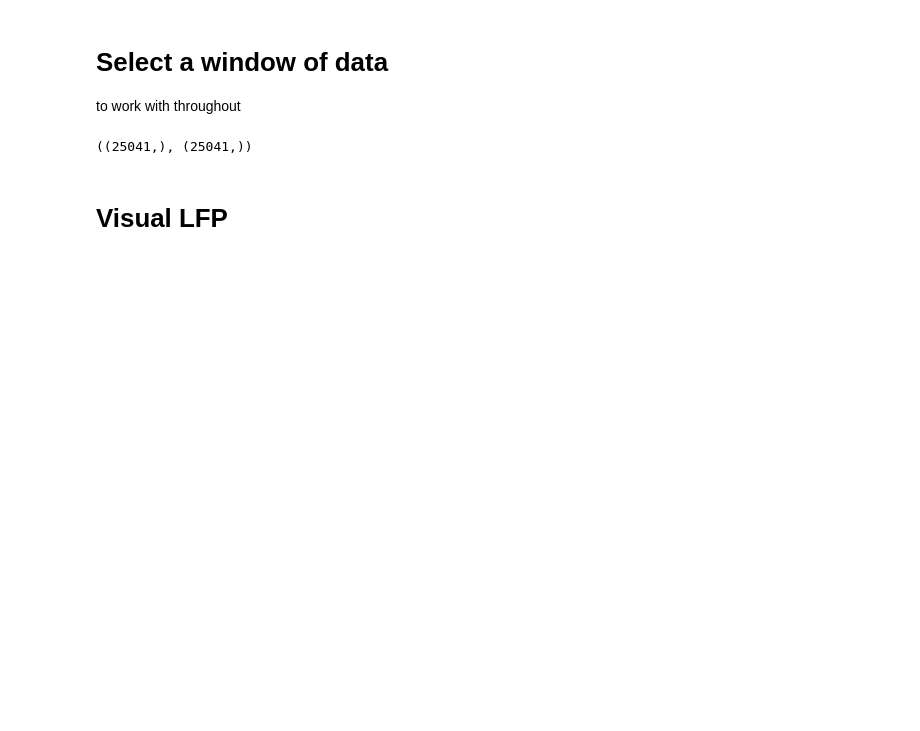
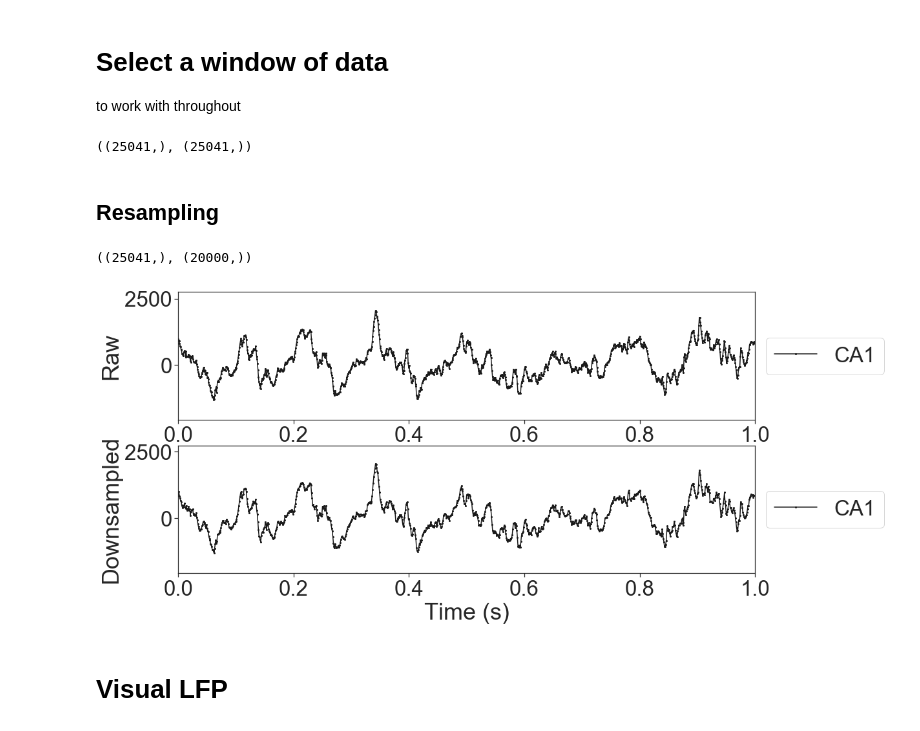
Before and after one commit to voytekresearch/resistingrhythm, a Jupyter notebook: resistingrhythm/ipynb/testing_real_theta.ipynb, the cells around one changed output. Saved outputs shown, nothing was run; the diff lists cells and outputs as text; code cells hidden in the pictures; blank space fills up the shorter version.

```diff
--- a/resistingrhythm/ipynb/testing_real_theta.ipynb
+++ b/resistingrhythm/ipynb/testing_real_theta.ipynb
@@ -52,6 +54,31 @@ lfp_raw = lfp_raw[m]
 lfp_raw.shape, lfp_times.shape
 # %% [output]
 ((25041,), (25041,))
+# %% [markdown]
+## Resampling
+# %%
+lfp_sampled = signal.resample(lfp_raw, int((lfp_raw.size / sampling_rate)*1000))
+lfp_sampled_times = np.arange(0, len(lfp_sampled)/1000, 1/1000)
+# %%
+lfp_raw.shape, lfp_sampled.shape
+# %% [output]
+((25041,), (20000,))
+# %%
+fig, ax = plt.subplots(2, figsize=(16, 8))
+
+_ = ax[0].plot(lfp_times, lfp_raw, markersize=2, marker='o', linestyle='-', color='k', label='CA1')
+_ = ax[0].set_xlabel("Time (s)")
+_ = ax[0].set_ylabel("Raw")
+_ = ax[0].legend(loc='center left', bbox_to_anchor=(1, 0.5))
+_ = ax[0].set_xlim(0, 1)
+
+_ = ax[1].plot(lfp_sampled_times, lfp_sampled, markersize=2, marker='o', linestyle='-', color='k', label='CA1')
+_ = ax[1].set_xlabel("Time (s)")
+_ = ax[1].set_ylabel("Downsampled")
+_ = ax[1].legend(loc='center left', bbox_to_anchor=(1, 0.5))
+_ = ax[1].set_xlim(0, 1)
+# %% [output]
+[figure, added]
 # %% [markdown]
 # Visual LFP
 # %%
```
Also changed, not shown: parts of 6 cells of this notebook, 1 other file.
